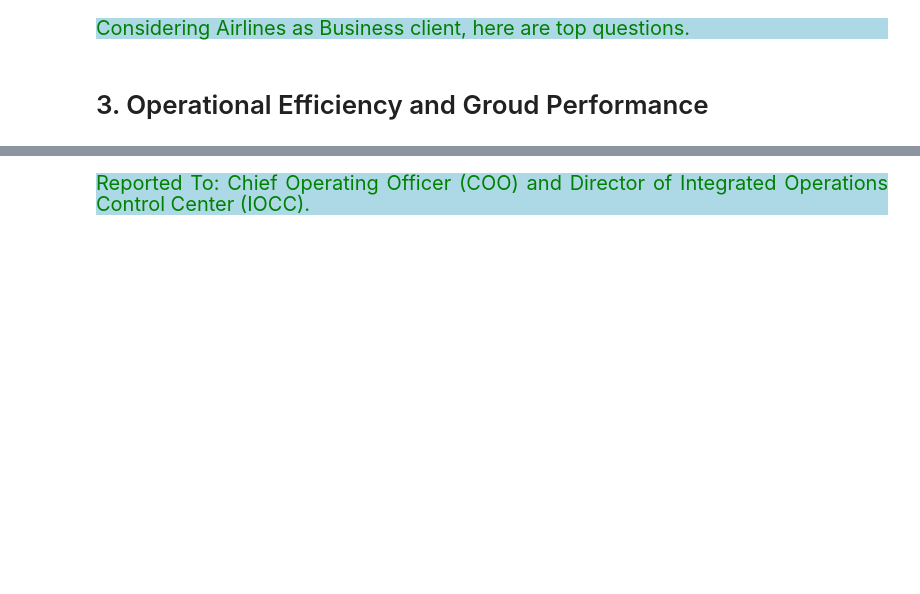
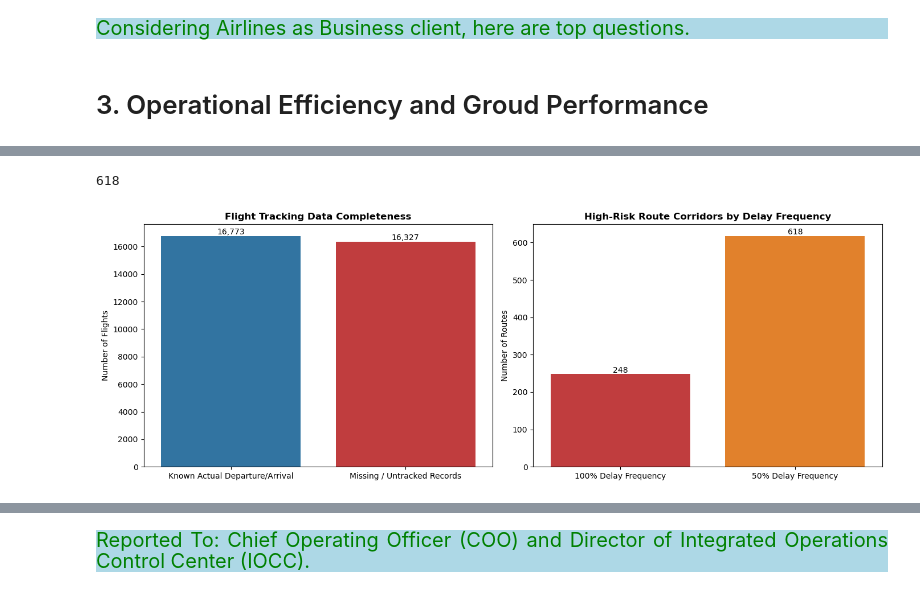
Before and after one commit to Kartika-Nidhi/Airlines_Operation_Analysis_SQL, a Jupyter notebook: AirlinesAnalysisSQl.ipynb, the cells around one changed output, grey strips where cells are left out. Cells and saved outputs as stored; diff of their text form; code cells hidden in the pictures; blank space fills up the shorter version.

```diff
--- a/AirlinesAnalysisSQl.ipynb
+++ b/AirlinesAnalysisSQl.ipynb
@@ -288,0 +365,59 @@ Description: Evaluates operational execution across the network by linking fligh
+# %%
+print(len(origin.loc[origin['delay_frequency_pct']>50]))
+# %% [output]
+618
+# %%
+
+flight_status = pd.DataFrame({
+    'Category': ['Known Actual Departure/Arrival', 'Missing / Untracked Records'],
+    'Count': [16773, 33100 - 16773]
+})
+
+
+route_delays = pd.DataFrame({
+    'Delay Severity Tier': ['100% Delay Frequency', '50% Delay Frequency', 'Other / On-Time Routes'],
+    'Route Count': [248, 618, 1000]
+})
+
+fig, axes = plt.subplots(1, 2, figsize=(14, 5))
+
+# Plot 1: Overall Data Coverage (Known vs Missing Records)
+sns.barplot(
+    data=flight_status,
+    x='Category',
+    y='Count',
+    hue = 'Category',
+    legend = False,
+    ax=axes[0],
+    palette=['#1f77b4', '#d62728']
+)
+axes[0].set_title('Flight Tracking Data Completeness', fontsize=12, fontweight='bold')
+axes[0].set_ylabel('Number of Flights')
+axes[0].set_xlabel('')
+for p in axes[0].patches:
+    axes[0].annotate(f'{int(p.get_height()):,}',
+                     (p.get_x() + p.get_width() / 2., p.get_height()),
+                     ha='center', va='center', xytext=(0, 5), textcoords='offset points')
+
+# Plot 2: High-Delay Route Distribution
+sns.barplot(
+    data=route_delays.iloc[:2],
+    x='Delay Severity Tier',
+    y='Route Count',
+    hue = 'Delay Severity Tier',
+    legend = False,
+    ax=axes[1],
+    palette=['#d62728', '#ff7f0e']
+)
+axes[1].set_title('High-Risk Route Corridors by Delay Frequency', fontsize=12, fontweight='bold')
+axes[1].set_ylabel('Number of Routes')
+axes[1].set_xlabel('')
+for p in axes[1].patches:
+    axes[1].annotate(f'{int(p.get_height()):,}',
+                     (p.get_x() + p.get_width() / 2., p.get_height()),
+                     ha='center', va='center', xytext=(0, 5), textcoords='offset points')
+
+plt.tight_layout()
+plt.show()
+# %% [output]
+[figure, added]
```
Also changed, not shown: parts of 7 cells of this notebook.
